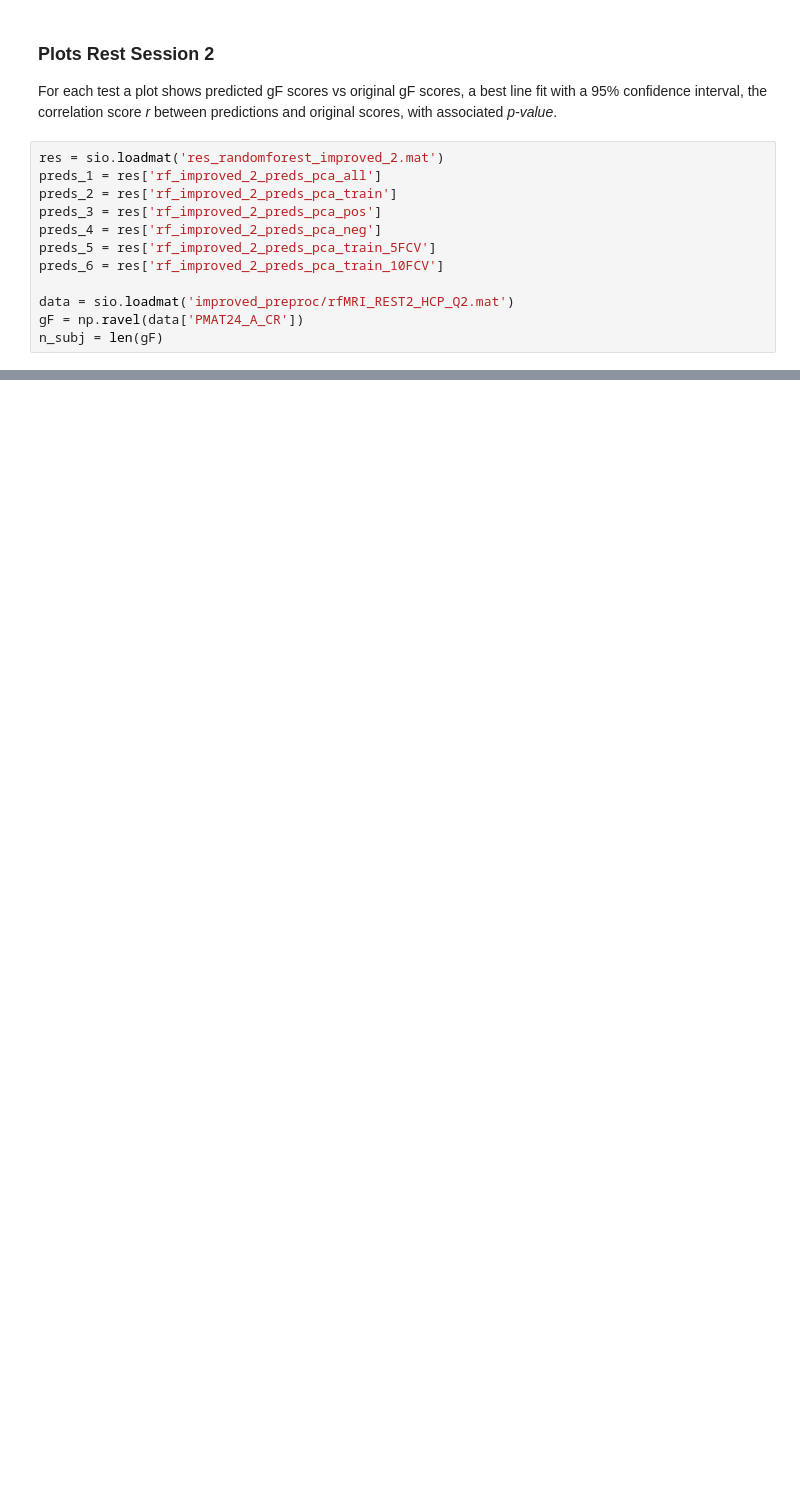
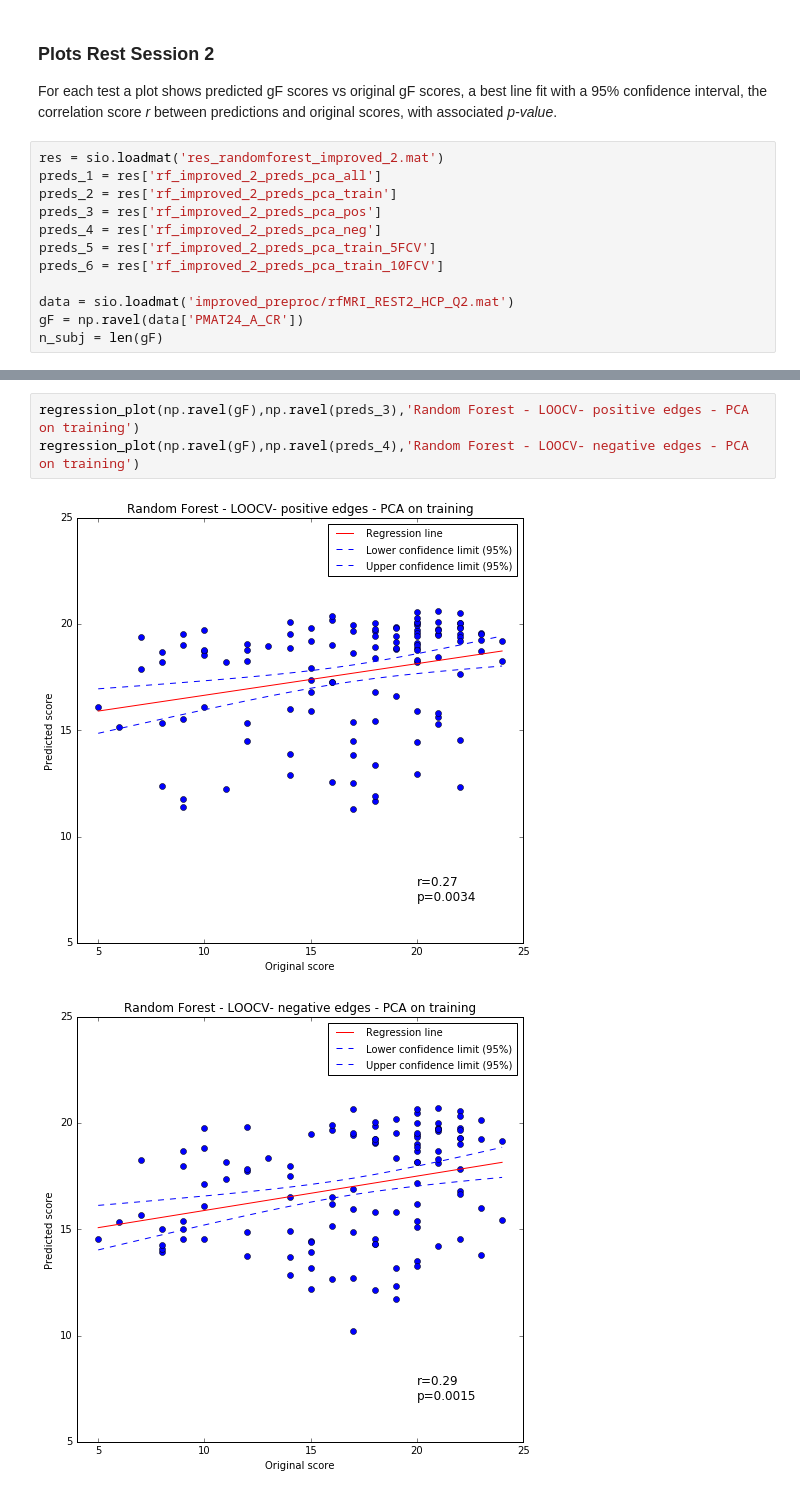
Before and after one commit to paola-g/iq_prediction, a Jupyter notebook: random_forest_improved.ipynb, the cells around one changed output, grey strips where cells are left out. Saved outputs shown, nothing was run; the diff lists cells and outputs as text; blank space fills up the shorter version.

```diff
--- a/random_forest_improved.ipynb
+++ b/random_forest_improved.ipynb
@@ -376,0 +416,6 @@ NameError: name 'n_subj' is not defined
+# %%
+regression_plot(np.ravel(gF),np.ravel(preds_3),'Random Forest - LOOCV- positive edges - PCA on training')
+regression_plot(np.ravel(gF),np.ravel(preds_4),'Random Forest - LOOCV- negative edges - PCA on training')
+# %% [output]
+[figure, added]
+[figure, added]
```
Also changed, not shown: parts of 12 cells of this notebook, 1 other file.
